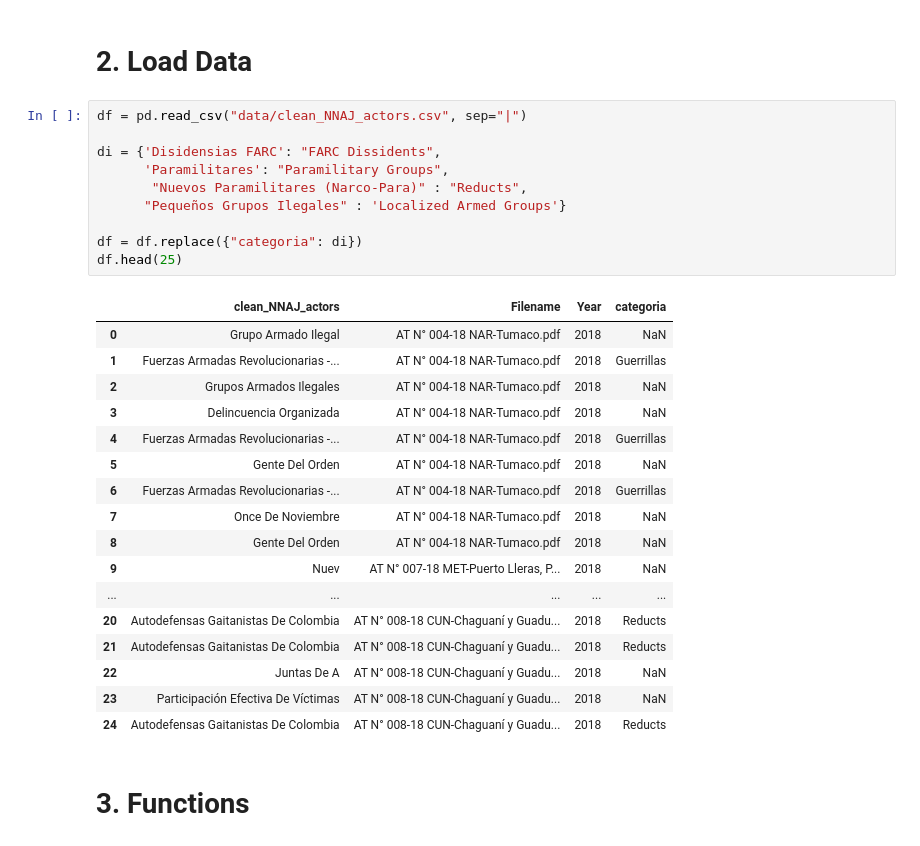
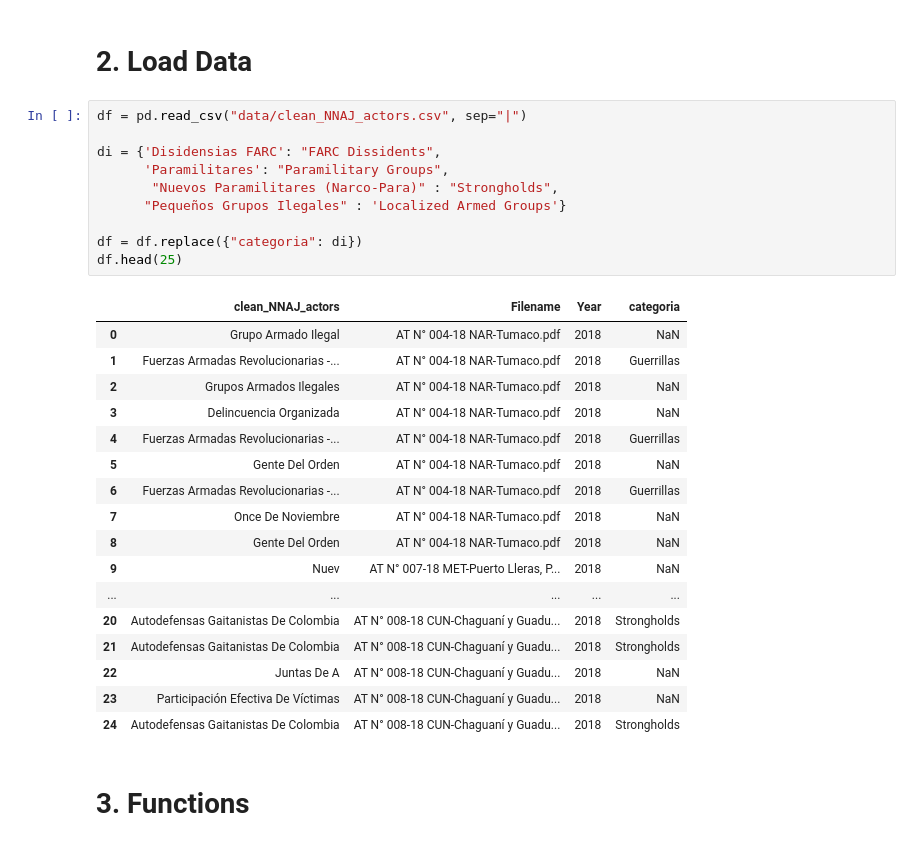
Before and after one commit to ylizama/alertas_colombia, a Jupyter notebook: 17_Actors_Timeline_Report2.0.ipynb, the cells around one changed output. Cells and saved outputs as stored; diff of their text form.

```diff
--- a/17_Actors_Timeline_Report2.0.ipynb
+++ b/17_Actors_Timeline_Report2.0.ipynb
@@ -13,31 +13,31 @@ sns.set_style("white")
 # %%
 df = pd.read_csv("data/clean_NNAJ_actors.csv", sep="|")
 
 di = {'Disidensias FARC': "FARC Dissidents",
       'Paramilitares': "Paramilitary Groups",
-       "Nuevos Paramilitares (Narco-Para)" : "Reducts",
+       "Nuevos Paramilitares (Narco-Para)" : "Strongholds",
       "Pequeños Grupos Ilegales" : 'Localized Armed Groups'}
 
 df = df.replace({"categoria": di})
 df.head(25)
 # %% [output]
 |  | clean_NNAJ_actors | Filename | Year | categoria |
 | 0 | Grupo Armado Ilegal | AT N° 004-18 NAR-Tumaco.pdf | 2018 | NaN |
 | 1 | Fuerzas Armadas Revolucionarias -... | AT N° 004-18 NAR-Tumaco.pdf | 2018 | Guerrillas |
 | 2 | Grupos Armados Ilegales | AT N° 004-18 NAR-Tumaco.pdf | 2018 | NaN |
 | 3 | Delincuencia Organizada | AT N° 004-18 NAR-Tumaco.pdf | 2018 | NaN |
 | 4 | Fuerzas Armadas Revolucionarias -... | AT N° 004-18 NAR-Tumaco.pdf | 2018 | Guerrillas |
 | 5 | Gente Del Orden | AT N° 004-18 NAR-Tumaco.pdf | 2018 | NaN |
 | 6 | Fuerzas Armadas Revolucionarias -... | AT N° 004-18 NAR-Tumaco.pdf | 2018 | Guerrillas |
 | 7 | Once De Noviembre | AT N° 004-18 NAR-Tumaco.pdf | 2018 | NaN |
 | 8 | Gente Del Orden | AT N° 004-18 NAR-Tumaco.pdf | 2018 | NaN |
 | 9 | Nuev | AT N° 007-18 MET-Puerto Lleras, P... | 2018 | NaN |
 | ... | ... | ... | ... | ... |
-| 20 | Autodefensas Gaitanistas De Colombia | AT N° 008-18 CUN-Chaguaní y Guadu... | 2018 | Reducts |
-| 21 | Autodefensas Gaitanistas De Colombia | AT N° 008-18 CUN-Chaguaní y Guadu... | 2018 | Reducts |
+| 20 | Autodefensas Gaitanistas De Colombia | AT N° 008-18 CUN-Chaguaní y Guadu... | 2018 | Strongholds |
+| 21 | Autodefensas Gaitanistas De Colombia | AT N° 008-18 CUN-Chaguaní y Guadu... | 2018 | Strongholds |
 | 22 | Juntas De A | AT N° 008-18 CUN-Chaguaní y Guadu... | 2018 | NaN |
 | 23 | Participación Efectiva De Víctimas | AT N° 008-18 CUN-Chaguaní y Guadu... | 2018 | NaN |
-| 24 | Autodefensas Gaitanistas De Colombia | AT N° 008-18 CUN-Chaguaní y Guadu... | 2018 | Reducts |
+| 24 | Autodefensas Gaitanistas De Colombia | AT N° 008-18 CUN-Chaguaní y Guadu... | 2018 | Strongholds |
 # %% [markdown]
 # 3. Functions
 # %%
```
